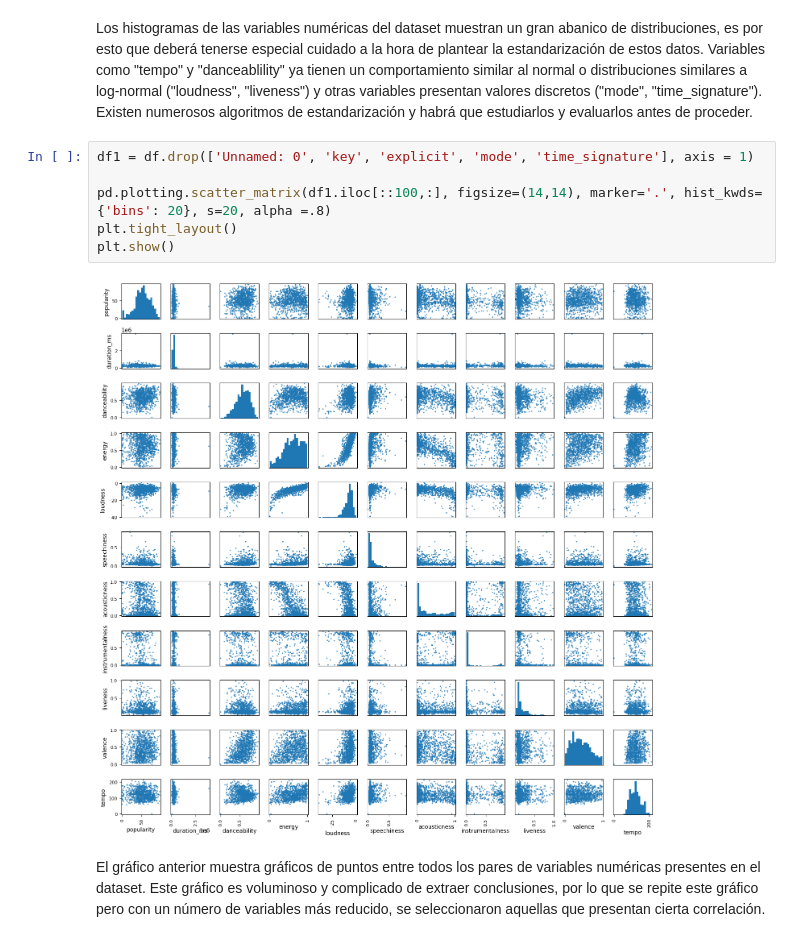
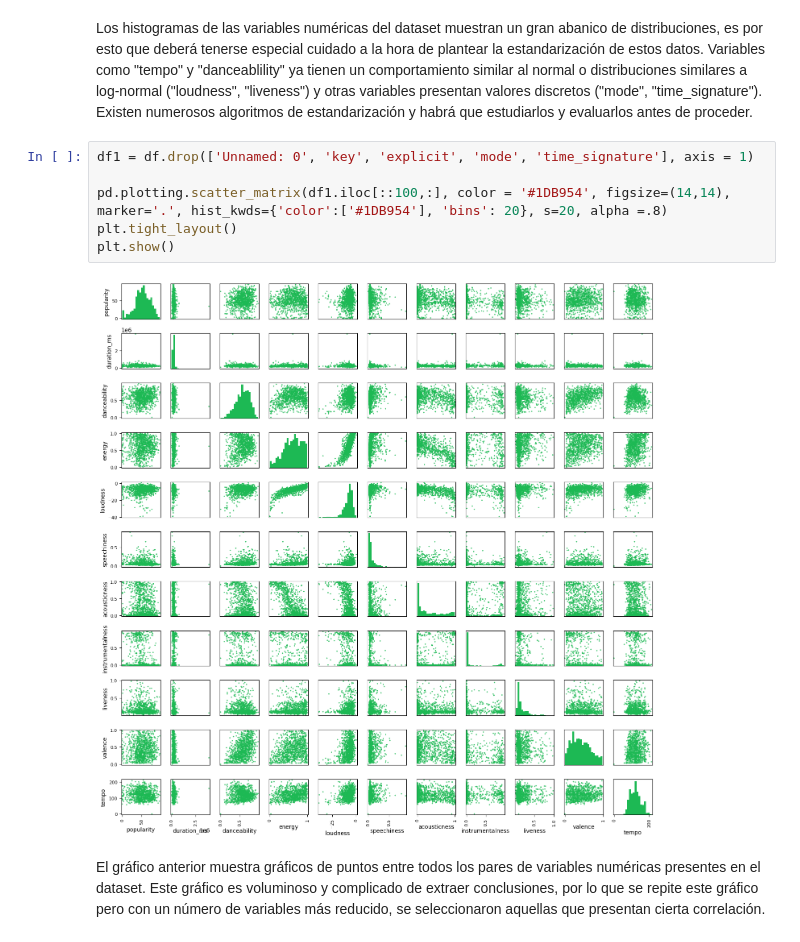
Before and after one commit to MauriJ/Data-Science, a Jupyter notebook: Desafíos/Desafío N°6/PrimeraEntrega_Moran.ipynb, the cells around one changed output. Saved outputs shown, nothing was run; the diff lists cells and outputs as text.

```diff
--- a/Desafíos/Desafío N°6/PrimeraEntrega_Moran.ipynb
+++ b/Desafíos/Desafío N°6/PrimeraEntrega_Moran.ipynb
@@ -324,11 +326,11 @@ Los histogramas de las variables numéricas del dataset muestran un gran abanico
 # %%
 df1 = df.drop(['Unnamed: 0', 'key', 'explicit', 'mode', 'time_signature'], axis = 1)
 
-pd.plotting.scatter_matrix(df1.iloc[::100,:], figsize=(14,14), marker='.', hist_kwds={'bins': 20}, s=20, alpha =.8)
+pd.plotting.scatter_matrix(df1.iloc[::100,:], color = '#1DB954', figsize=(14,14), marker='.', hist_kwds={'color':['#1DB954'], 'bins': 20}, s=20, alpha =.8)
 plt.tight_layout()
 plt.show()
 # %% [output]
-[figure, old version]
+[figure, new version]
 # %% [markdown]
 El gráfico anterior muestra gráficos de puntos entre todos los pares de variables numéricas presentes en el dataset. Este gráfico es voluminoso y complicado de extraer conclusiones, por lo que se repite este gráfico pero con un número de variables más reducido, se seleccionaron aquellas que presentan cierta correlación.
 # %%
```
Also changed, not shown: parts of 8 cells of this notebook.
